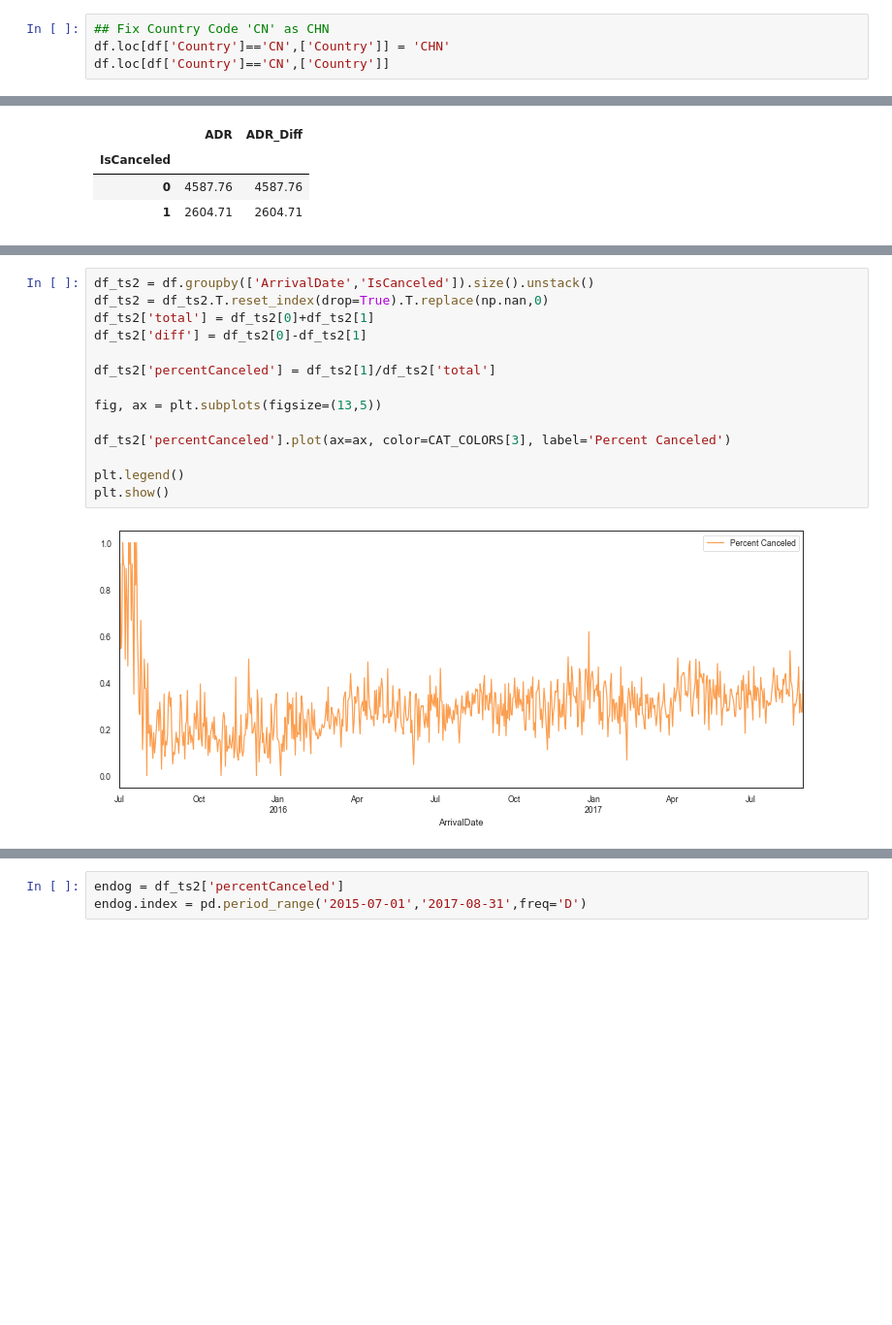
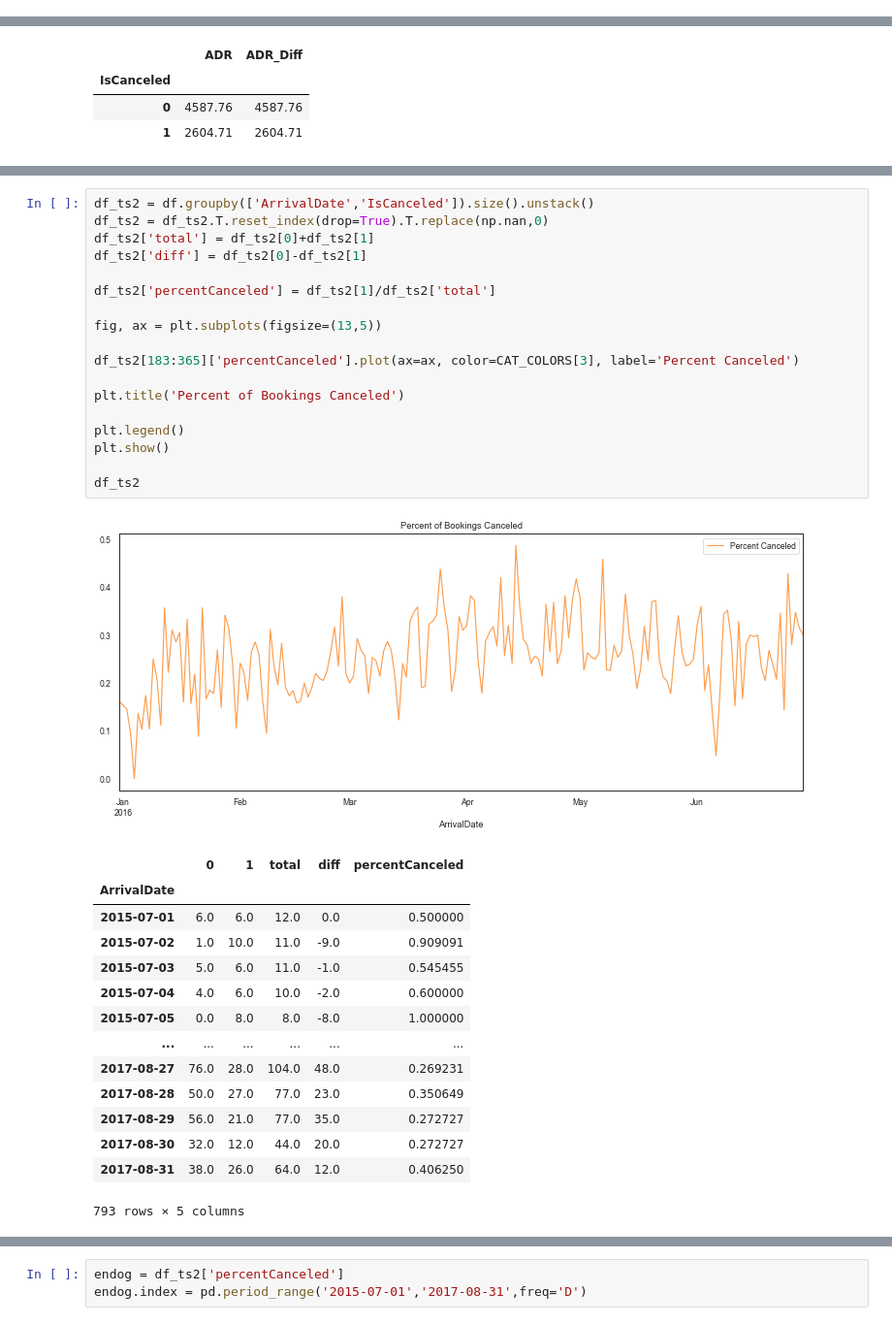
Before and after one commit to MarjorieKinney/bc2, a Jupyter notebook: wip/b/BC2-BM.ipynb, the cells around one changed output, grey strips where cells are left out. Shown at 97% size. Cells and saved outputs as stored; diff of their text form; blank space fills up the shorter version.

```diff
--- a/wip/b/BC2-BM.ipynb
+++ b/wip/b/BC2-BM.ipynb
@@ -343,4 +341,0 @@ cat_feats
-# %%
-## Fix Country Code 'CN' as CHN
-df.loc[df['Country']=='CN',['Country']] = 'CHN'
-df.loc[df['Country']=='CN',['Country']]
@@ -426,16 +450,34 @@ plt.show()
 # %%
 df_ts2 = df.groupby(['ArrivalDate','IsCanceled']).size().unstack()
 df_ts2 = df_ts2.T.reset_index(drop=True).T.replace(np.nan,0)
 df_ts2['total'] = df_ts2[0]+df_ts2[1]
 df_ts2['diff'] = df_ts2[0]-df_ts2[1]
 
 df_ts2['percentCanceled'] = df_ts2[1]/df_ts2['total']
 
 fig, ax = plt.subplots(figsize=(13,5))
 
-df_ts2['percentCanceled'].plot(ax=ax, color=CAT_COLORS[3], label='Percent Canceled')
+df_ts2[183:365]['percentCanceled'].plot(ax=ax, color=CAT_COLORS[3], label='Percent Canceled')
+
+plt.title('Percent of Bookings Canceled')
 
 plt.legend()
 plt.show()
+
+df_ts2
 # %% [output]
-[figure, old version]
+[figure, new version]
+|  | 0 | 1 | total | diff | percentCanceled |
+| ArrivalDate |  |  |  |  |  |
+| 2015-07-01 | 6.0 | 6.0 | 12.0 | 0.0 | 0.500000 |
+| 2015-07-02 | 1.0 | 10.0 | 11.0 | -9.0 | 0.909091 |
+| 2015-07-03 | 5.0 | 6.0 | 11.0 | -1.0 | 0.545455 |
+| 2015-07-04 | 4.0 | 6.0 | 10.0 | -2.0 | 0.600000 |
+| 2015-07-05 | 0.0 | 8.0 | 8.0 | -8.0 | 1.000000 |
+| ... | ... | ... | ... | ... | ... |
+| 2017-08-27 | 76.0 | 28.0 | 104.0 | 48.0 | 0.269231 |
+| 2017-08-28 | 50.0 | 27.0 | 77.0 | 23.0 | 0.350649 |
+| 2017-08-29 | 56.0 | 21.0 | 77.0 | 35.0 | 0.272727 |
+| 2017-08-30 | 32.0 | 12.0 | 44.0 | 20.0 | 0.272727 |
+| 2017-08-31 | 38.0 | 26.0 | 64.0 | 12.0 | 0.406250 |
+793 rows × 5 columns
```
Also changed, not shown: parts of 159 cells of this notebook.
